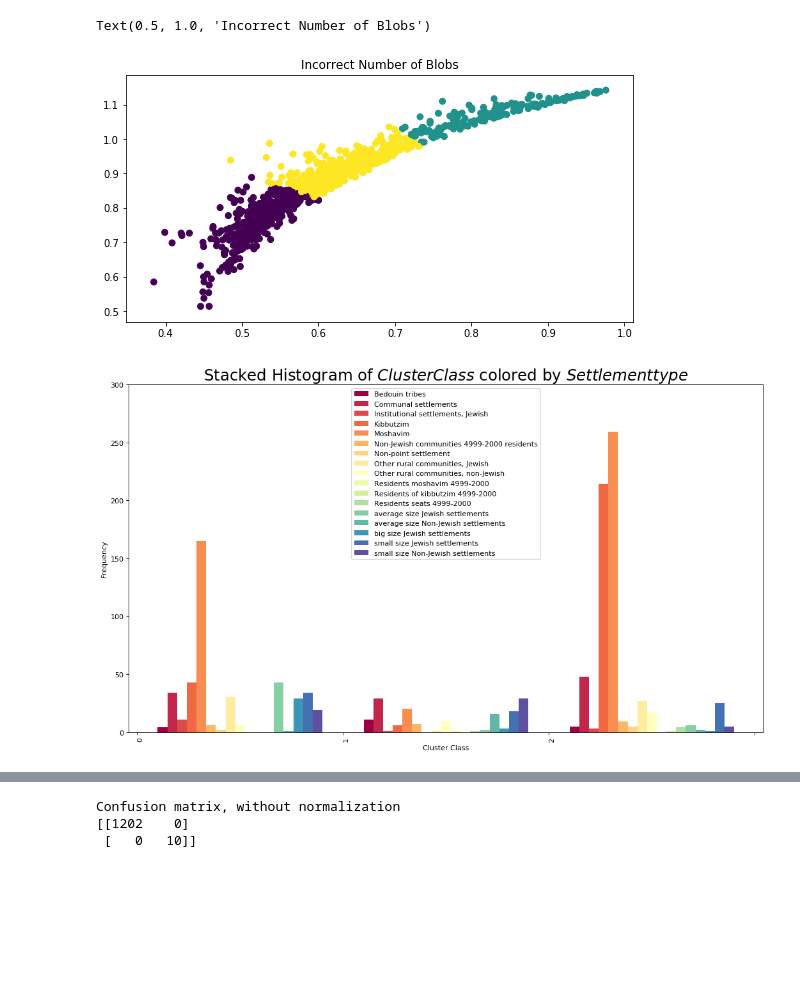
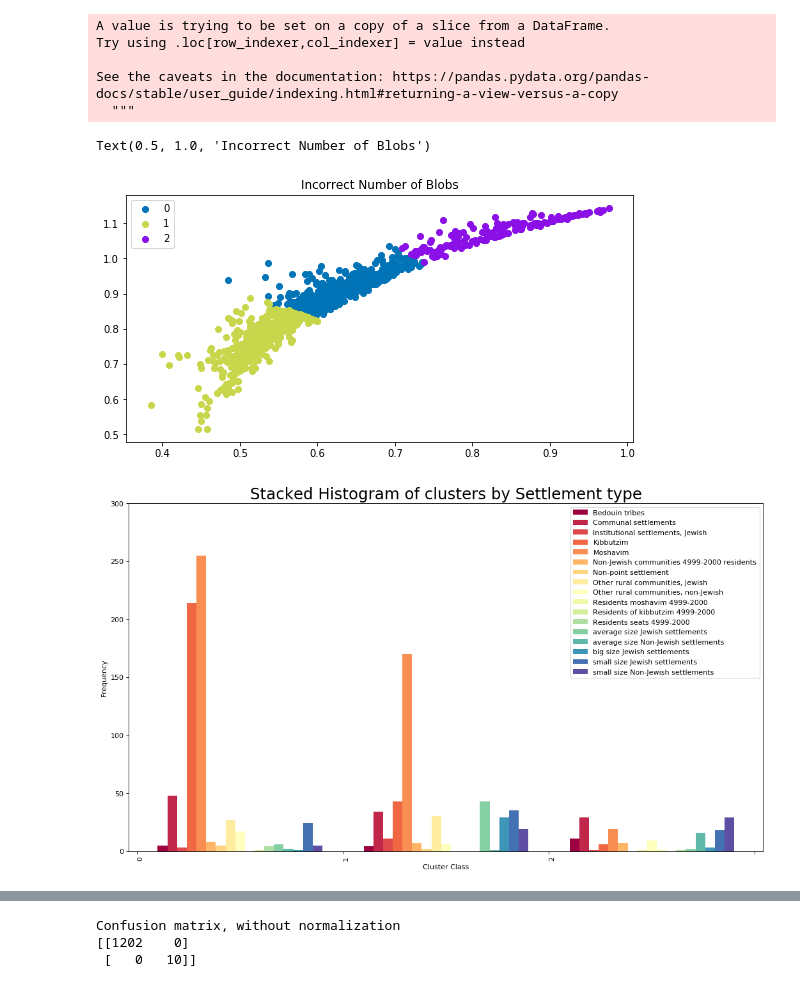
Before and after one commit to gabi939/elections, a Jupyter notebook: elections.ipynb, the cells around one changed output, grey strips where cells are left out. Drawn from its saved outputs; the diff is of its cells as text; code cells hidden in the pictures; blank space fills up the shorter version.

```diff
--- a/elections.ipynb
+++ b/elections.ipynb
@@ -127,7 +132,7 @@ def add_most_voted_colm(df):
     df["chosen"] = colm
     return df
 # %%
-def barchar_group(df,x_var,groupby_var,size):
+def barchar_group(df,x_var,groupby_var,size,name):
 
     df_agg = df.loc[:, [x_var, groupby_var]].groupby(groupby_var)
     vals = [df[x_var].values.tolist() for i, df in df_agg]
@@ -139,7 +144,7 @@ def barchar_group(df,x_var,groupby_var,size):
 
     # Decoration
     plt.legend({group:col for group, col in zip(np.unique(df[groupby_var]).tolist(), colors[:len(vals)])})
-    plt.title(f"Stacked Histogram of ${x_var}$ colored by ${groupby_var}$", fontsize=22)
+    plt.title(name, fontsize=22)
     plt.xlabel(x_var)
     plt.ylabel("Frequency")
     plt.ylim(0, size)
@@ -156,0 +153,16 @@ df_base = add_most_voted_colm(df_base)
+# %%
+le = LabelEncoder()
+
+
+bycode = pd.read_excel(BYCODE,dtype=object)
+index = pd.read_excel(INDEX,sheet_name=SETTLEMENT_TYPE)
+df_21 = pd.read_excel(SETTELMENT21,dtype=object)
+
+df_21 = remove_small_parties(df_21,135720)
+df_21 = unite_parties(df_21)
+df_21 = add_most_voted_colm(df_21)
+df_21 = inner_join(df_21,bycode,"code")
+df_21 = inner_join(df_21,index,"Settlement type code")
+df_21.fillna(0)
+
+df_base = df_21[["Likud","Blue and white",'Haredi','Right','Arab','Left',"chosen","Settlement type","valid votes"]]
@@ -156,0 +180,3 @@ df_base = add_most_voted_colm(df_base)
+# %%
+df_normalized = normalize_to_voting_ratios(df_base)
+vectors = prepare_vectors(df_normalized)
@@ -174,12 +234,26 @@ plt.show()
 km = KMeans(n_clusters=3)
 km.fit(vectors)
 y = km.predict(vectors)
-df_base['Cluster Class'] = pd.Series(y, index=df_21.index)
+
+df_base['Cluster Class'] = pd.Series(y, index=df_base.index)
+vectors['Cluster Class'] = pd.Series(y, index=vectors.index)
+# %% [output]
+A value is trying to be set on a copy of a slice from a DataFrame.
+Try using .loc[row_indexer,col_indexer] = value instead
+
+See the caveats in the documentation: https://pandas.pydata.org/pandas-docs/stable/user_guide/indexing.html#returning-a-view-versus-a-copy
+  """
 # %%
+df = vectors.groupby('Cluster Class')
+
 plt.figure(figsize=(20,10))
 plt.subplot(221)
-plt.scatter(vectors[:, 0], vectors[:, 1], c=y)
+
+for name,cluster in df:
+    plt.scatter(cluster["dist"], cluster["angle"],label = name,color =np.random.rand(3,))
+
+plt.legend()
 plt.title("Incorrect Number of Blobs")
 # %% [output]
 Text(0.5, 1.0, 'Incorrect Number of Blobs')
-[figure, old version]
+[figure, new version]
@@ -193,4 +260,4 @@ df = df[["Cluster Class","Settlement type"]]
 # %%
-barchar_group(df,"Cluster Class","Settlement type",300)
+barchar_group(df_base,"Cluster Class","Settlement type",300, "Stacked Histogram of clusters by Settlement type")
 # %% [output]
-[figure, old version]
+[figure, new version]
```
Also changed, not shown: parts of 28 cells of this notebook, 1 other file.
